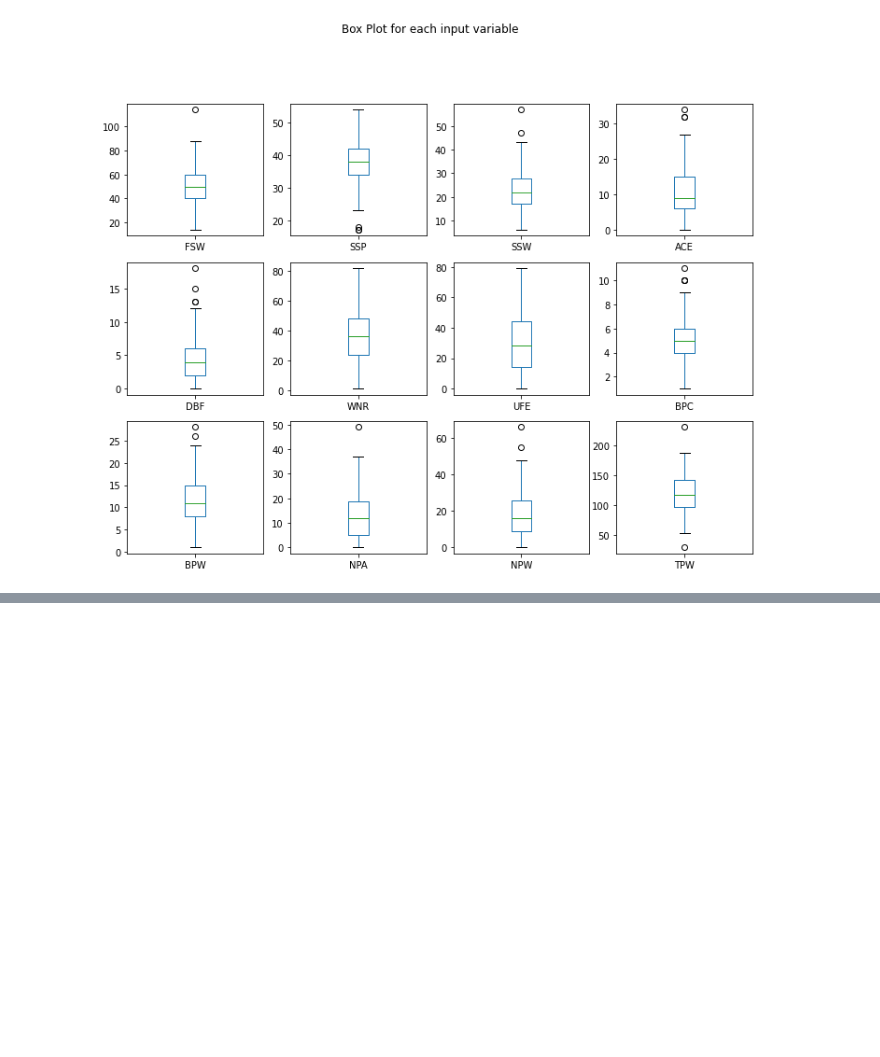
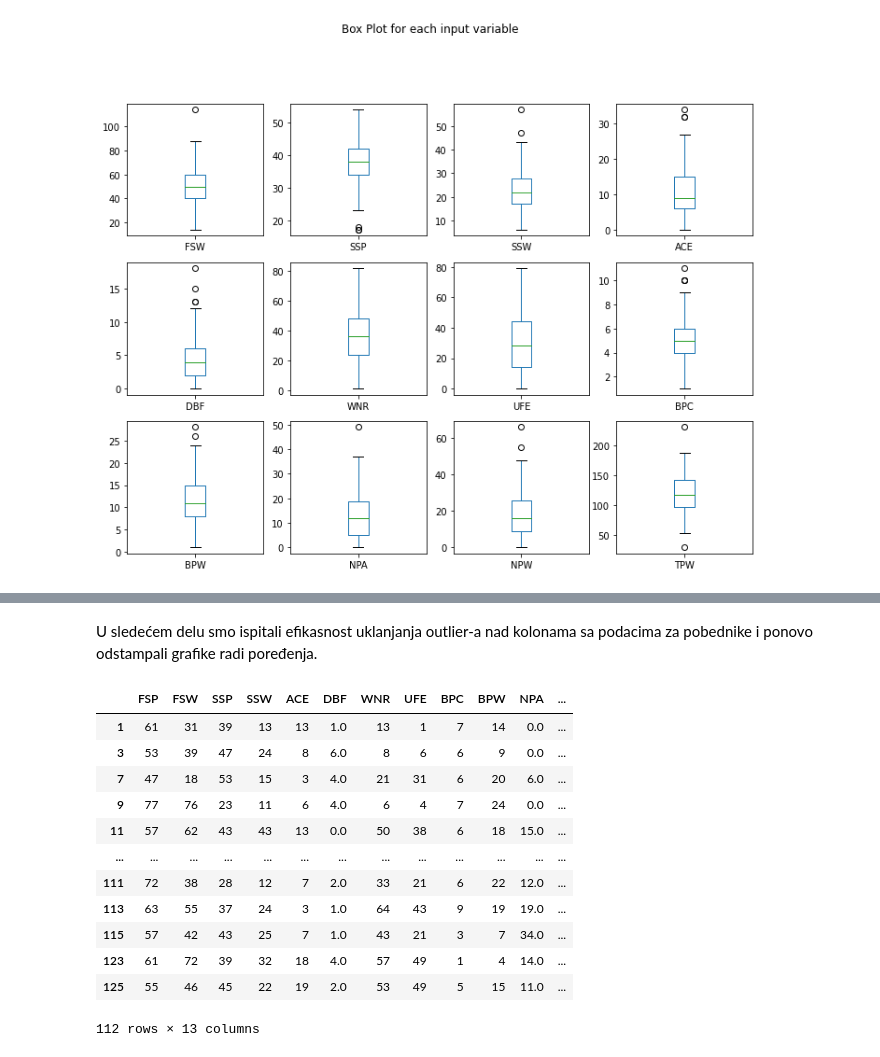
Before and after one commit to StefanMladenov/MU, a Jupyter notebook: 1.Domaci.ipynb, the cells around one changed output, grey strips where cells are left out. Cells and saved outputs as stored; diff of their text form; code cells hidden in the pictures; blank space fills up the shorter version.

```diff
--- a/1.Domaci.ipynb
+++ b/1.Domaci.ipynb
@@ -247,0 +418,26 @@ weighted avg       0.88      0.87      0.87        38
+# %% [markdown]
+U sledećem delu smo ispitali efikasnost uklanjanja outlier-a nad kolonama sa podacima za pobednike i ponovo odstampali grafike radi poređenja.
+# %%
+list_of_x_cols = ["FSP", "FSW", "SSP", "SSW", "ACE", "DBF",
+                   "WNR", "UFE", "BPC","BPW", "NPA", "NPW", 'TPW']
+
+Q1 = df_result[list_of_x_cols].quantile(0.25)
+Q3 = df_result[list_of_x_cols].quantile(0.75)
+IQR = Q3 - Q1
+
+clean_result = df_result[~((df_result < (Q1 - 1.5*IQR)) |  (df_result > (Q3 + 1.5*IQR))).any(axis=1)]
+clean_result
+# %% [output]
+|  | FSP | FSW | SSP | SSW | ACE | DBF | WNR | UFE | BPC | BPW | NPA | ... |
+| 1 | 61 | 31 | 39 | 13 | 13 | 1.0 | 13 | 1 | 7 | 14 | 0.0 | ... |
+| 3 | 53 | 39 | 47 | 24 | 8 | 6.0 | 8 | 6 | 6 | 9 | 0.0 | ... |
+| 7 | 47 | 18 | 53 | 15 | 3 | 4.0 | 21 | 31 | 6 | 20 | 6.0 | ... |
+| 9 | 77 | 76 | 23 | 11 | 6 | 4.0 | 6 | 4 | 7 | 24 | 0.0 | ... |
+| 11 | 57 | 62 | 43 | 43 | 13 | 0.0 | 50 | 38 | 6 | 18 | 15.0 | ... |
+| ... | ... | ... | ... | ... | ... | ... | ... | ... | ... | ... | ... | ... |
+| 111 | 72 | 38 | 28 | 12 | 7 | 2.0 | 33 | 21 | 6 | 22 | 12.0 | ... |
+| 113 | 63 | 55 | 37 | 24 | 3 | 1.0 | 64 | 43 | 9 | 19 | 19.0 | ... |
+| 115 | 57 | 42 | 43 | 25 | 7 | 1.0 | 43 | 21 | 3 | 7 | 34.0 | ... |
+| 123 | 61 | 72 | 39 | 32 | 18 | 4.0 | 57 | 49 | 1 | 4 | 14.0 | ... |
+| 125 | 55 | 46 | 45 | 22 | 19 | 2.0 | 53 | 49 | 5 | 15 | 11.0 | ... |
+112 rows × 13 columns
```
Also changed, not shown: parts of 22 cells of this notebook, 1 other file.
